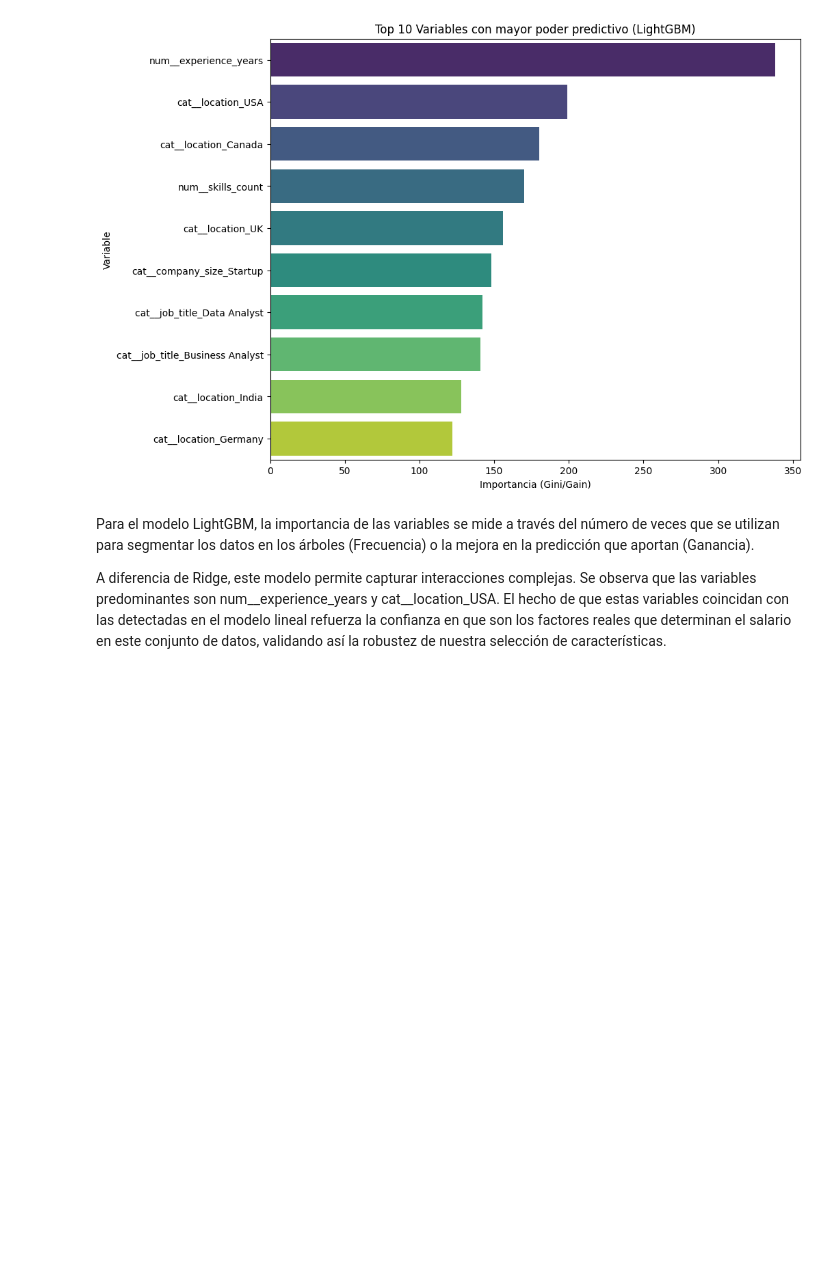
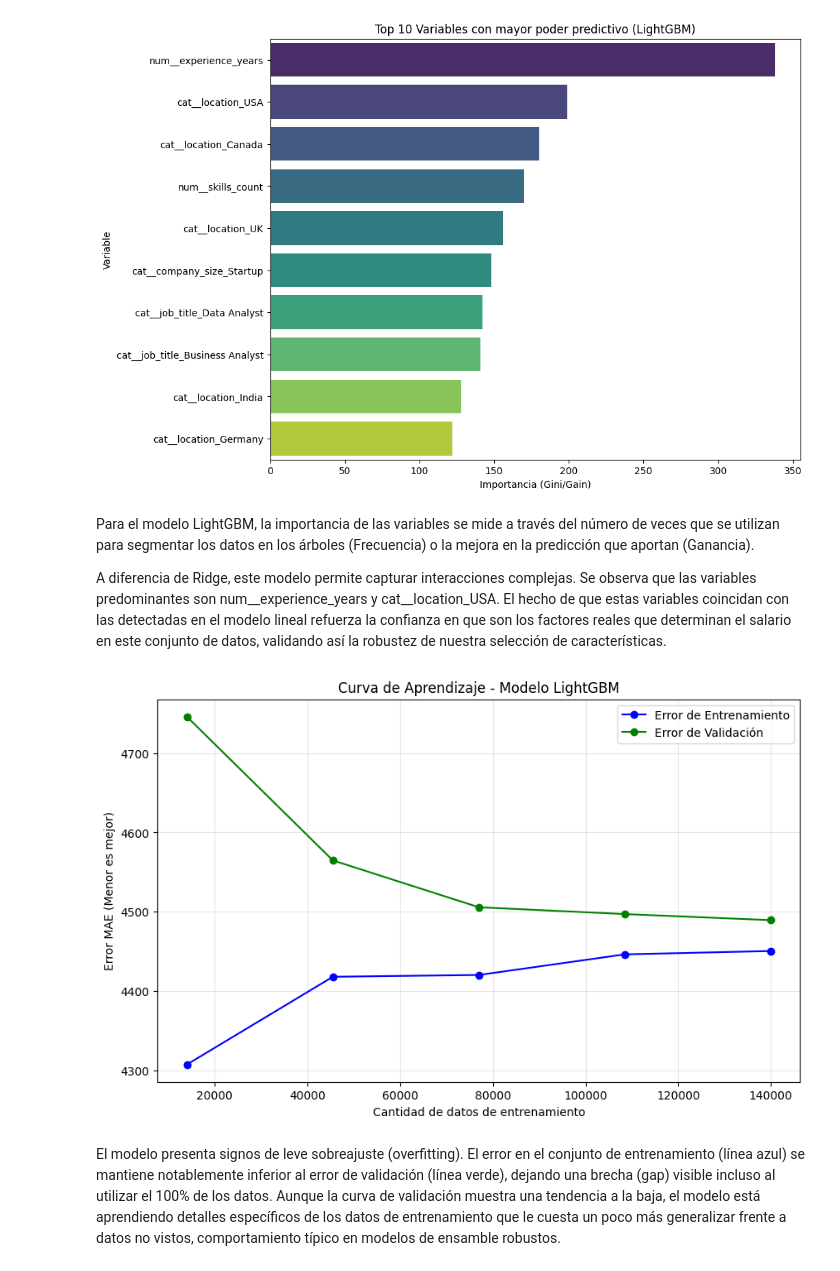
Before and after one commit to SebastianBetancur08/analitica-proyecto, a Jupyter notebook: notebooks/Modelos/8.Model_light.ipynb, the cells around one changed output. Drawn from its saved outputs; the diff is of its cells as text; code cells hidden in the pictures; blank space fills up the shorter version.

```diff
--- a/notebooks/Modelos/8.Model_light.ipynb
+++ b/notebooks/Modelos/8.Model_light.ipynb
@@ -355,3 +355,37 @@ Importancias detectadas: 42
 Para el modelo LightGBM, la importancia de las variables se mide a través del número de veces que se utilizan para segmentar los datos en los árboles (Frecuencia) o la mejora en la predicción que aportan (Ganancia).
 
 A diferencia de Ridge, este modelo permite capturar interacciones complejas. Se observa que las variables predominantes son num__experience_years y cat__location_USA. El hecho de que estas variables coincidan con las detectadas en el modelo lineal refuerza la confianza en que son los factores reales que determinan el salario en este conjunto de datos, validando así la robustez de nuestra selección de características.
+# %%
+from sklearn.model_selection import learning_curve
+import numpy as np
+
+# 1. Calcular la curva de aprendizaje
+train_sizes, train_scores, test_scores = learning_curve(
+    modelo_final, # La variable segura que creamos en el paso anterior
+    X_train,
+    y_train,
+    cv=5,
+    scoring='neg_mean_absolute_error',
+    train_sizes=np.linspace(0.1, 1.0, 5),
+    n_jobs=-1
+)
+
+# 2. Convertir a positivos y promediar
+train_mean = -np.mean(train_scores, axis=1)
+val_mean = -np.mean(test_scores, axis=1)
+
+# 3. Graficar
+plt.figure(figsize=(10, 6))
+plt.plot(train_sizes, train_mean, 'o-', color='blue', label='Error de Entrenamiento')
+plt.plot(train_sizes, val_mean, 'o-', color='green', label='Error de Validación')
+
+plt.title('Curva de Aprendizaje - Modelo LightGBM')
+plt.xlabel('Cantidad de datos de entrenamiento')
+plt.ylabel('Error MAE (Menor es mejor)')
+plt.legend()
+plt.grid(True, alpha=0.3)
+plt.show()
+# %% [output]
+[figure, added]
+# %% [markdown]
+El modelo presenta signos de leve sobreajuste (overfitting). El error en el conjunto de entrenamiento (línea azul) se mantiene notablemente inferior al error de validación (línea verde), dejando una brecha (gap) visible incluso al utilizar el 100% de los datos. Aunque la curva de validación muestra una tendencia a la baja, el modelo está aprendiendo detalles específicos de los datos de entrenamiento que le cuesta un poco más generalizar frente a datos no vistos, comportamiento típico en modelos de ensamble robustos.
```
Also changed, not shown: 1 other file.
